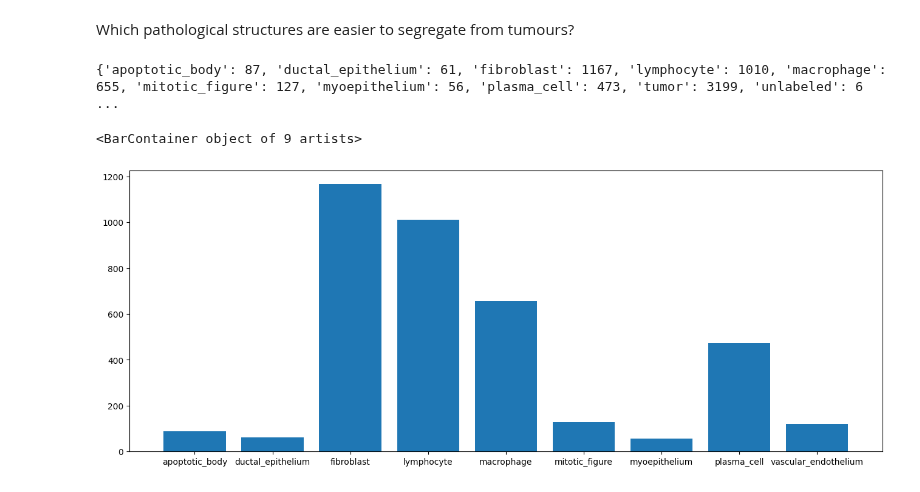
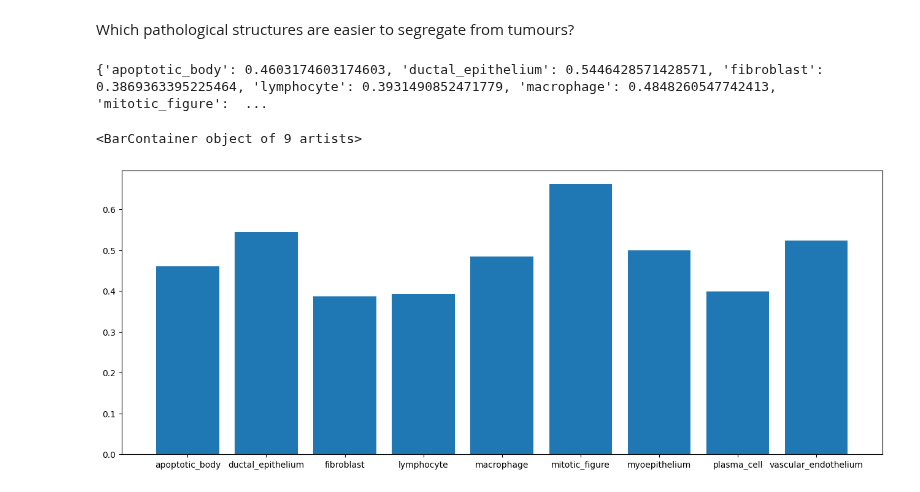
Before and after one commit to wangelam/ecse415Final, a Jupyter notebook: TumorCount_ROISVM_fixed.ipynb, the cells around one changed output. Cells and saved outputs as stored; diff of their text form; code cells hidden in the pictures.

Commit message:
final push, performance metrics

```diff
--- a/TumorCount_ROISVM_fixed.ipynb
+++ b/TumorCount_ROISVM_fixed.ipynb
@@ -364,0 +373,13 @@ yPredSave = y_pred
+# %%
+# get performance metrics
+y_pred, yTrain_pred = calcMetrics(clf, xTrain, yTrain, xVal, yVal, 'ROI')
+yPredSave = y_pred
+
+yTrain = ([1 if label == "tumor" else 0 for label in yTrain])
+yVal = ([1 if label == "tumor" else 0 for label in yVal])
+
+# convert to 1s and 0s
+print("\n Training report: ")
+print(classification_report(yTrain, yTrain_pred))
+print("\n Validation report: ")
+print(classification_report(yVal, y_pred))
@@ -503,24 +549,36 @@ Tumor Count RMSE on Validation Set: 11.946547618454463
 # %% [markdown]
 Which pathological structures are easier to segregate from tumours?
 # %%
+## find frequency of misclassification per class ##
 # check what class misclassified labels belong to
 misclassified = {}
 # initialize dict
 for label in np.unique(valLabels):
     misclassified[label] = 0
 
 # count each instance misclassified
-newyVal = [1 if label == "tumor" else 0 for label in yVal]
 for i, label in enumerate(yPredSave):
-    if label != newyVal[i]:
+    if label != yVal[i]:
         misclassified[valLabels[i]] += 1
+
+# get frequency of each class label
+frequency = {}
+for label in np.unique(valLabels):
+    frequency[label] = 0
+
+for i, label in enumerate(valLabels):
+    frequency[label] += 1
+
+# divide num misclassified by their frequency
+for label in misclassified.keys():
+    misclassified[label] = misclassified[label] / frequency[label]
 
 print(misclassified)
 misclassified.pop('unlabeled')
 misclassified.pop('tumor') # most misclassified classes
 plt.figure(figsize=(16,6))
 plt.bar(misclassified.keys(), misclassified.values())
 # %% [output]
-{'apoptotic_body': 87, 'ductal_epithelium': 61, 'fibroblast': 1167, 'lymphocyte': 1010, 'macrophage': 655, 'mitotic_figure': 127, 'myoepithelium': 56, 'plasma_cell': 473, 'tumor': 3199, 'unlabeled': 6 ...
+{'apoptotic_body': 0.4603174603174603, 'ductal_epithelium': 0.5446428571428571, 'fibroblast': 0.3869363395225464, 'lymphocyte': 0.3931490852471779, 'macrophage': 0.4848260547742413, 'mitotic_figure':  ...
 <BarContainer object of 9 artists>
-[figure, old version]
+[figure, new version]
```
Also changed, not shown: parts of 11 cells of this notebook.
